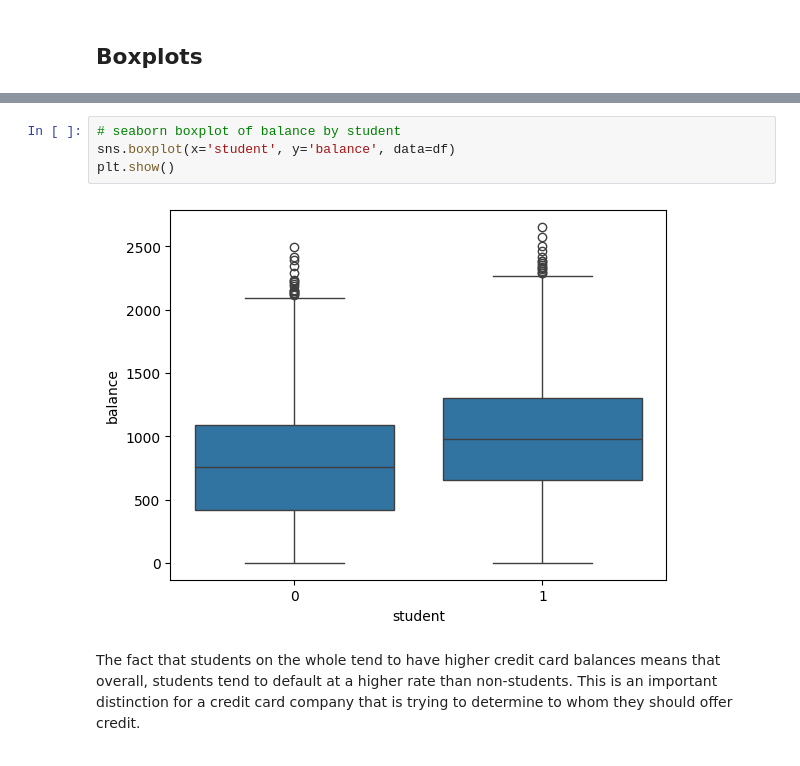
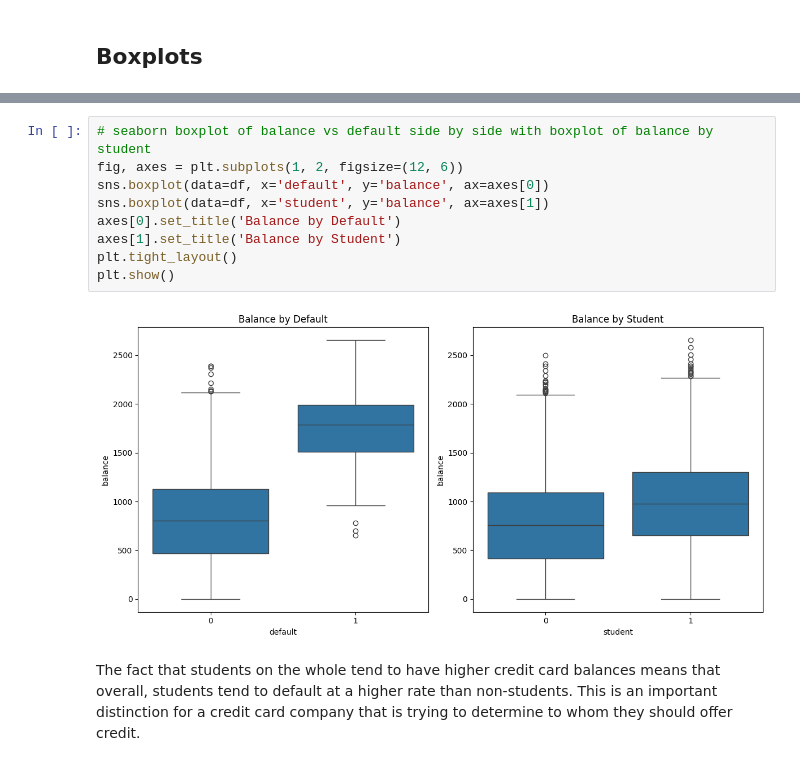
Before and after one commit to ericcoopey/dsa250_sp26, a Jupyter notebook: M5-MachineLearning/Classification_credit_card.ipynb, the cells around one changed output, grey strips where cells are left out. Drawn from its saved outputs; the diff is of its cells as text.

```diff
--- a/M5-MachineLearning/Classification_credit_card.ipynb
+++ b/M5-MachineLearning/Classification_credit_card.ipynb
@@ -158,9 +154,14 @@ plt.show()
-# %%
-# seaborn boxplot of balance by student
-sns.boxplot(x='student', y='balance', data=df)
-plt.show()
-# %% [output]
-[figure, removed]
+# %%
+# seaborn boxplot of balance vs default side by side with boxplot of balance by student
+fig, axes = plt.subplots(1, 2, figsize=(12, 6))
+sns.boxplot(data=df, x='default', y='balance', ax=axes[0])
+sns.boxplot(data=df, x='student', y='balance', ax=axes[1])
+axes[0].set_title('Balance by Default')
+axes[1].set_title('Balance by Student')
+plt.tight_layout()
+plt.show()
+# %% [output]
+[figure, added]
 # %% [markdown]
 The fact that students on the whole tend to have higher credit card
 balances means that overall, students tend to default at a higher rate than
```
Also changed, not shown: parts of 9 cells of this notebook.
